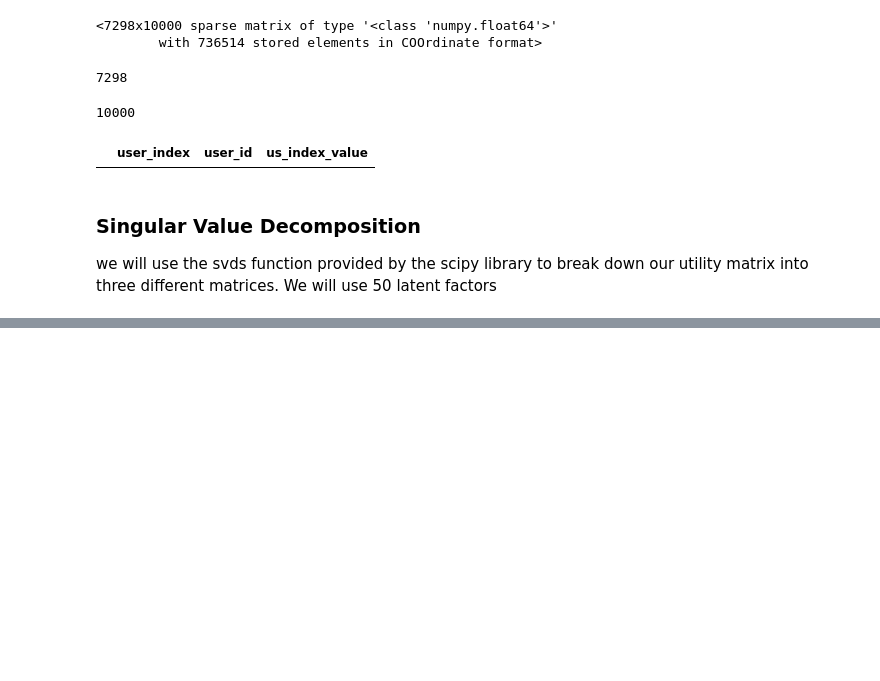
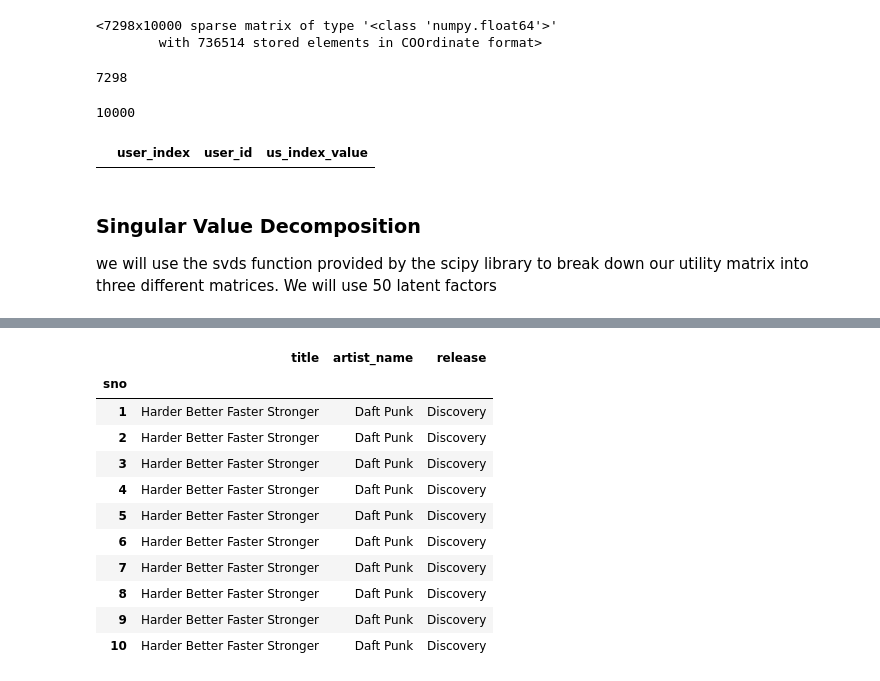
Before and after one commit to vrlnarayana/capstone-gl, a Jupyter notebook: SS_Matrix_factorization.ipynb, the cells around one changed output, grey strips where cells are left out. Cells and saved outputs as stored; diff of their text form; code cells hidden in the pictures; blank space fills up the shorter version.

```diff
--- a/SS_Matrix_factorization.ipynb
+++ b/SS_Matrix_factorization.ipynb
@@ -236,0 +301,36 @@ The number 10 recommended song is Catch You Baby (Steve Pitron & Max Sanna Radio
+# %%
+def ui_recommendation(small_set, user_index=873,n=10):
+  rank_value = 1
+  rank = []
+  title = []
+  artist = []
+  release = []
+  df = pd.DataFrame()
+  for i in uTest_recommended_items[user_index,0:n]:
+    song_details = small_set[small_set.so_index_value == i].drop_duplicates('so_index_value')[['title','artist_name','release']]
+    rank.append(rank_value)
+    title.append(list(song_details['title'])[0])
+    artist.append(list(song_details['artist_name'])[0])
+    release.append(list(song_details['release'])[0])
+    rank_value+=1
+  df['sno'] = rank
+  df['title'] = title
+  df['artist_name'] = artist
+  df['release'] = release
+  df.set_index('sno', inplace=True)
+  return df
+# %%
+ui_recommendation(small_set,474,10)
+# %% [output]
+|  | title | artist_name | release |
+| sno |  |  |  |
+| 1 | Harder Better Faster Stronger | Daft Punk | Discovery |
+| 2 | Harder Better Faster Stronger | Daft Punk | Discovery |
+| 3 | Harder Better Faster Stronger | Daft Punk | Discovery |
+| 4 | Harder Better Faster Stronger | Daft Punk | Discovery |
+| 5 | Harder Better Faster Stronger | Daft Punk | Discovery |
+| 6 | Harder Better Faster Stronger | Daft Punk | Discovery |
+| 7 | Harder Better Faster Stronger | Daft Punk | Discovery |
+| 8 | Harder Better Faster Stronger | Daft Punk | Discovery |
+| 9 | Harder Better Faster Stronger | Daft Punk | Discovery |
+| 10 | Harder Better Faster Stronger | Daft Punk | Discovery |
```
Also changed, not shown: parts of 12 cells of this notebook.
